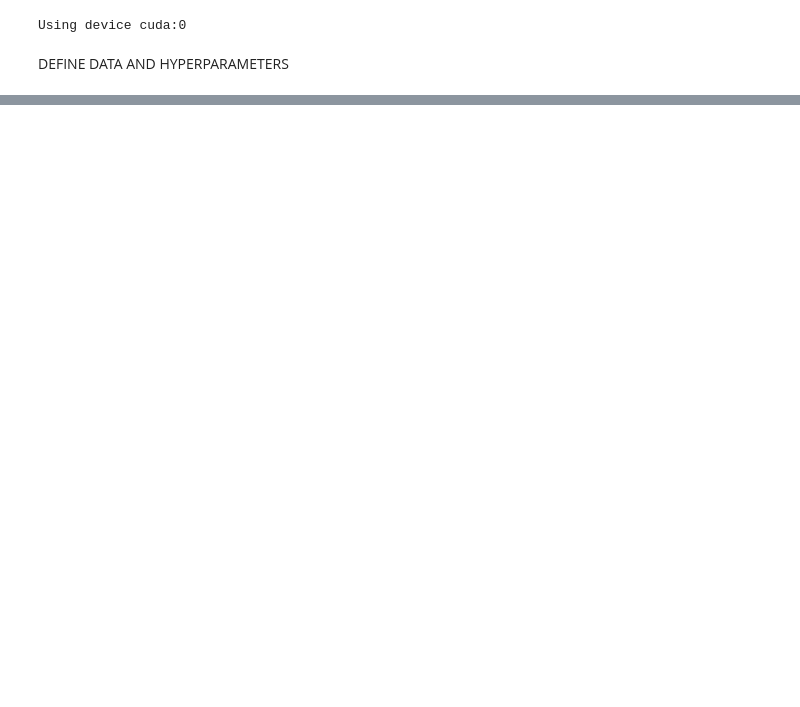
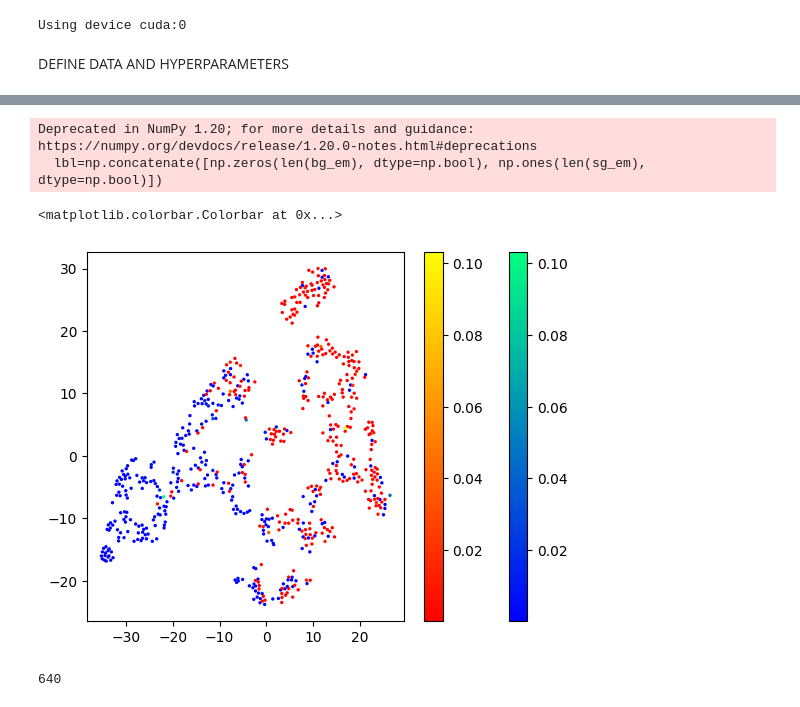
Before and after one commit to IvanOleksiyuk/jet_clip, a Jupyter notebook: src/jets/experiments2.ipynb, the cells around one changed output, grey strips where cells are left out. Saved outputs shown, nothing was run; the diff lists cells and outputs as text; code cells hidden in the pictures; blank space fills up the shorter version.

```diff
--- a/src/jets/experiments2.ipynb
+++ b/src/jets/experiments2.ipynb
@@ -220,0 +226,42 @@ NameError: name 'eval_path' is not defined
+# %%
+def evaluate_embedding_from_loader(data_loader, encoder, iterations_max=None):
+    ems = []
+    for i, data in enumerate(data_loader):
+        inputs = data[0].reshape(
+            data[0].shape[0], data[0].shape[3], data[0].shape[1], data[0].shape[2]).float()
+        inputs = inputs.to(device)
+
+        #forward + backward + optimize
+        with torch.no_grad():
+            embedding = encoder(inputs)
+        if not (iterations_max is None):
+            if i>=iterations_max:
+                break
+        ems.append(embedding)
+    ems=torch.concat(ems)
+    ems=ems.cpu().detach().numpy()
+    return ems
+
+bg_em=evaluate_embedding_from_loader(test_bg_loader, encoder1, iterations_max=5)
+sg_em=evaluate_embedding_from_loader(test_sg_loader, encoder1, iterations_max=5)
+all_em=np.concatenate([bg_em, sg_em])
+lbl=np.concatenate([np.zeros(len(bg_em), dtype=np.bool), np.ones(len(sg_em), dtype=np.bool)])
+# %% [output]
+Deprecated in NumPy 1.20; for more details and guidance: https://numpy.org/devdocs/release/1.20.0-notes.html#deprecations
+  lbl=np.concatenate([np.zeros(len(bg_em), dtype=np.bool), np.ones(len(sg_em), dtype=np.bool)])
+# %%
+from sklearn.manifold import TSNE
+Tembeded=TSNE().fit_transform(all_em)
+# %%
+plt.figure(dpi=100)
+plt.scatter(Tembeded[True^lbl][:, 0], Tembeded[True^lbl][:, 1], c=bg_ev_sc[:len(Tembeded[True^lbl][:, 0])], cmap="winter", s=2)
+plt.colorbar()
+plt.scatter(Tembeded[lbl][:, 0], Tembeded[lbl][:, 1], c=bg_ev_sc[:len(Tembeded[lbl][:, 0])], cmap="autumn", s=2)
+plt.colorbar()
+# %% [output]
+<matplotlib.colorbar.Colorbar at 0x...>
+[figure, added]
+# %%
+len(all_em)
+# %% [output]
+640
```
Also changed, not shown: parts of 8 cells of this notebook.
